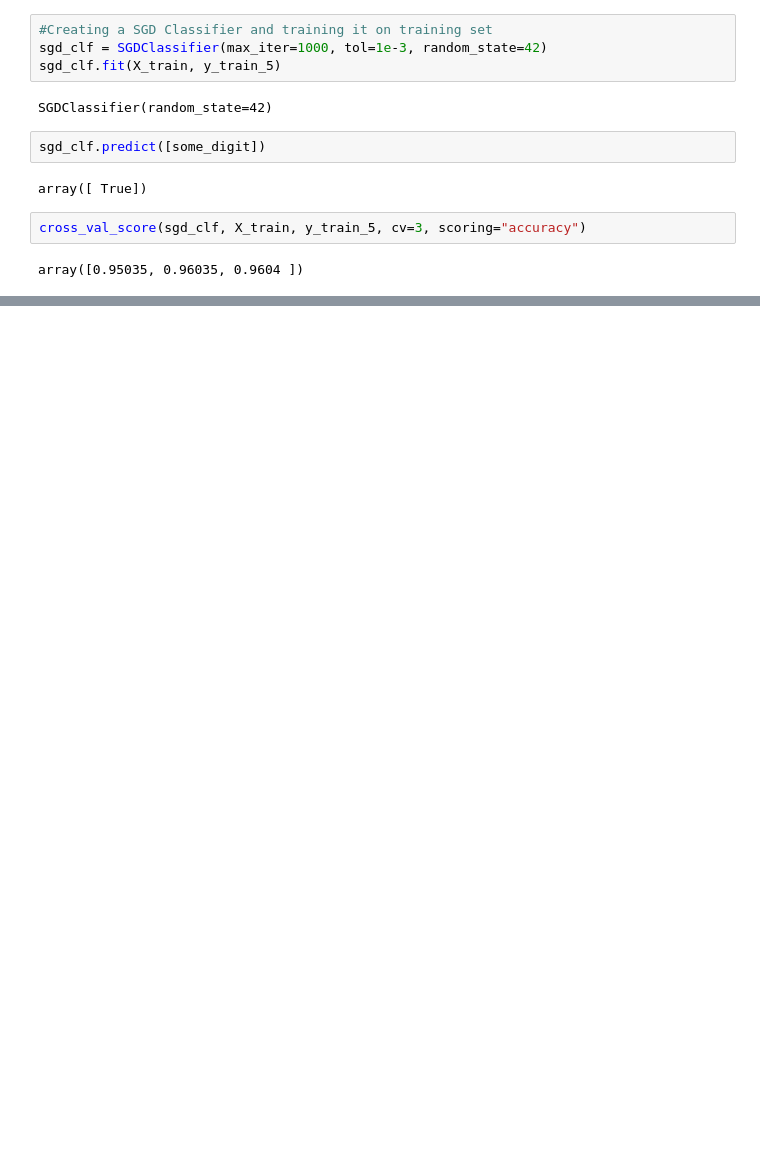
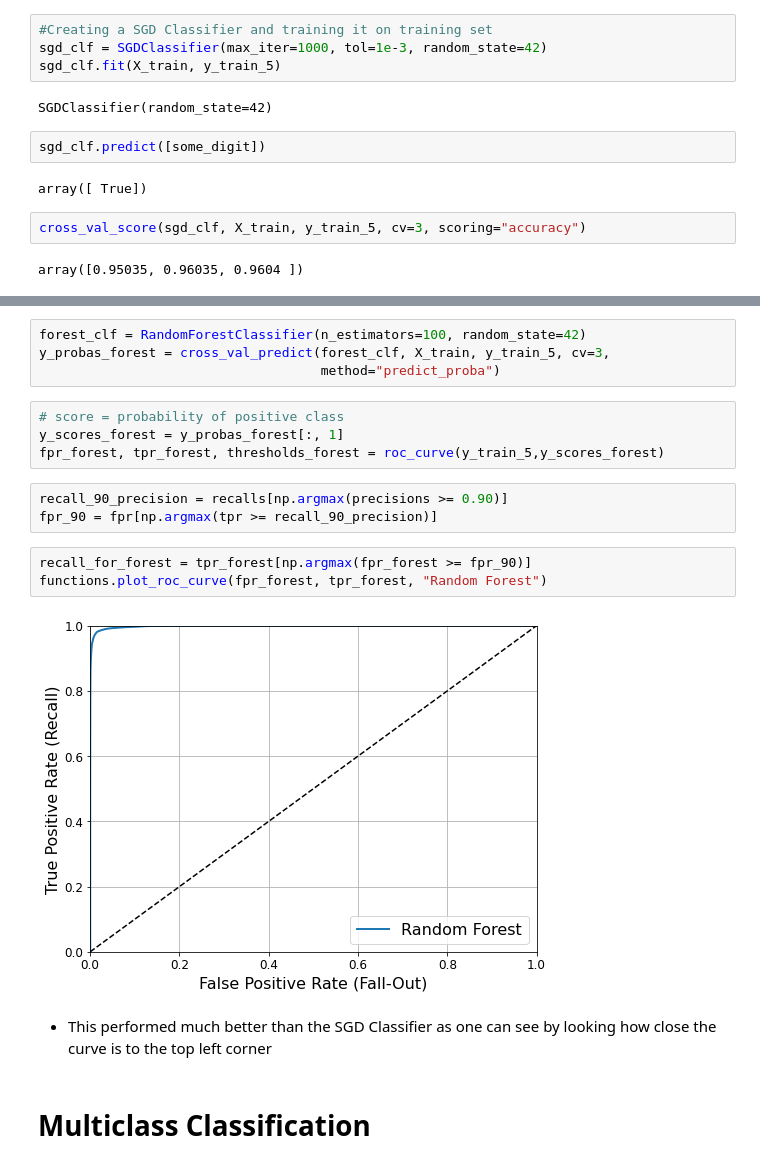
Before and after one commit to gilbert-noriega-ii/hand-written-digits-classification, a Jupyter notebook: final_notebook.ipynb, the cells around one changed output, grey strips where cells are left out. Cells and saved outputs as stored; diff of their text form; blank space fills up the shorter version.

```diff
--- a/final_notebook.ipynb
+++ b/final_notebook.ipynb
@@ -110,0 +226,20 @@ for train_index, test_index in skfolds.split(X_train, y_train_5):
+# %%
+forest_clf = RandomForestClassifier(n_estimators=100, random_state=42)
+y_probas_forest = cross_val_predict(forest_clf, X_train, y_train_5, cv=3,
+                                    method="predict_proba")
+# %%
+# score = probability of positive class
+y_scores_forest = y_probas_forest[:, 1]
+fpr_forest, tpr_forest, thresholds_forest = roc_curve(y_train_5,y_scores_forest)
+# %%
+recall_90_precision = recalls[np.argmax(precisions >= 0.90)]
+fpr_90 = fpr[np.argmax(tpr >= recall_90_precision)]
+# %%
+recall_for_forest = tpr_forest[np.argmax(fpr_forest >= fpr_90)]
+functions.plot_roc_curve(fpr_forest, tpr_forest, "Random Forest")
+# %% [output]
+[figure, added]
+# %% [markdown]
+- This performed much better than the SGD Classifier as one can see by looking how close the curve is to the top left corner
+# %% [markdown]
+# Multiclass Classification
```
Also changed, not shown: parts of 36 cells of this notebook.
